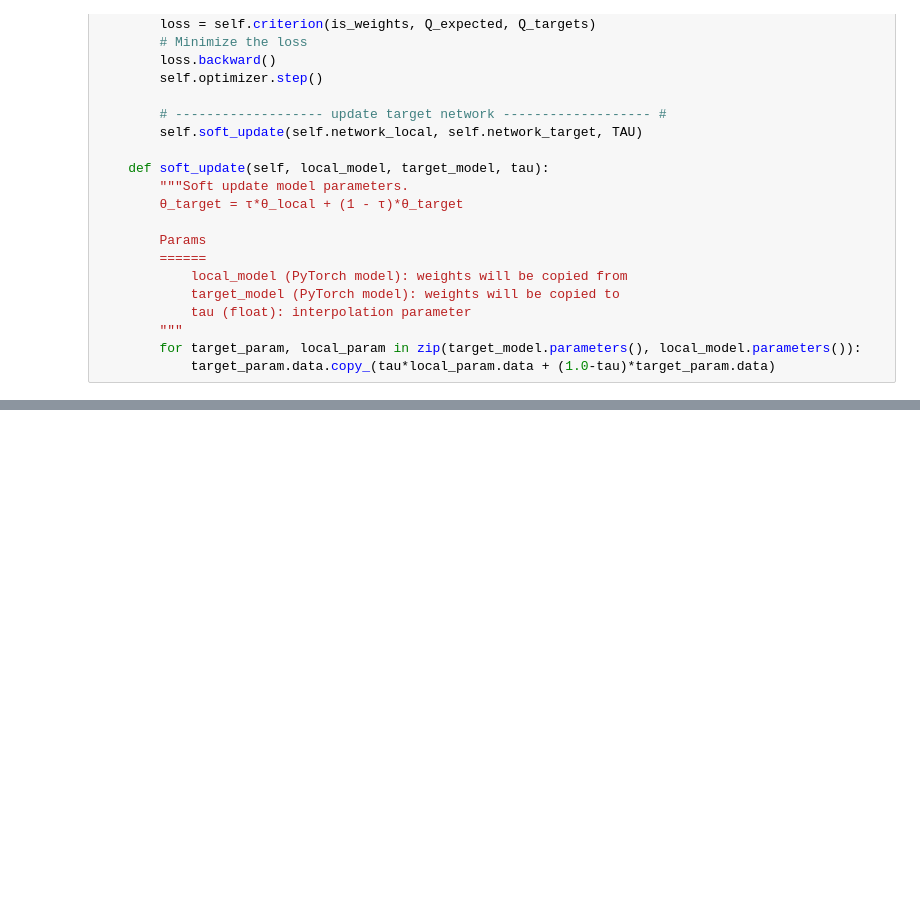
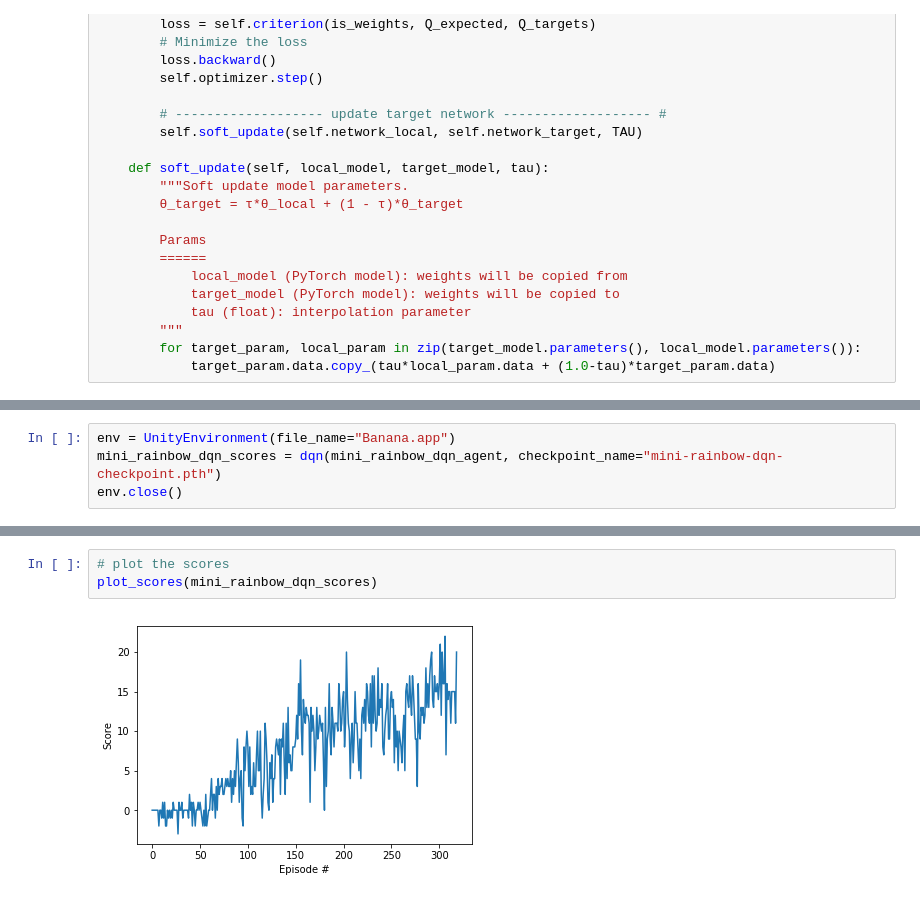
Before and after one commit to vaanxy/drlnd-p1-navigation, a Jupyter notebook: Navigation.ipynb, the cells around one changed output, grey strips where cells are left out. Cells and saved outputs as stored; diff of their text form; blank space fills up the shorter version.

```diff
--- a/Navigation.ipynb
+++ b/Navigation.ipynb
@@ -1203,0 +1229,4 @@ Unity brain name: BananaBrain
+# %%
+env = UnityEnvironment(file_name="Banana.app")
+mini_rainbow_dqn_scores = dqn(mini_rainbow_dqn_agent, checkpoint_name="mini-rainbow-dqn-checkpoint.pth")
+env.close()
@@ -1204 +1255,6 @@ Unity brain name: BananaBrain
+# %%
+# plot the scores
+plot_scores(mini_rainbow_dqn_scores)
+# %% [output]
+[figure, added]
 # %%
```
Also changed, not shown: parts of 40 cells of this notebook, 7 other files.
